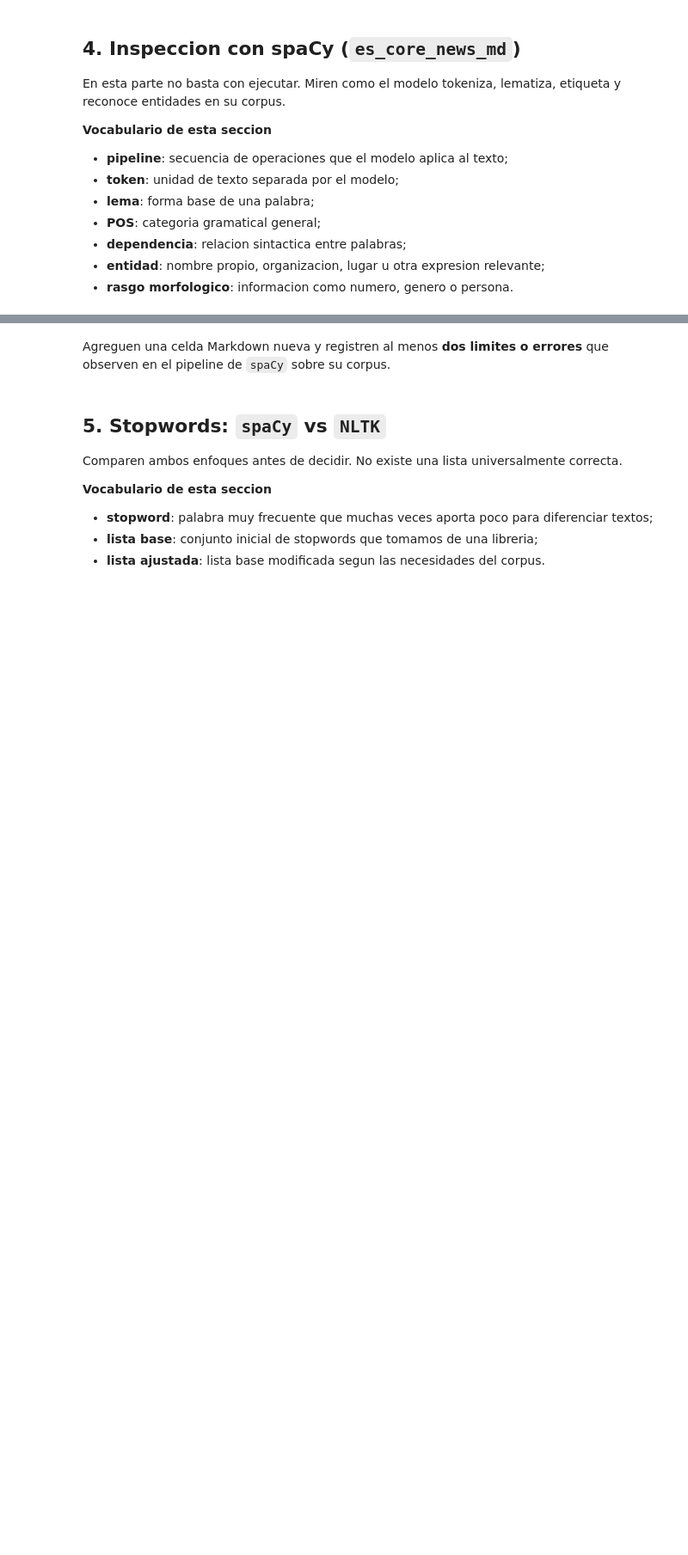
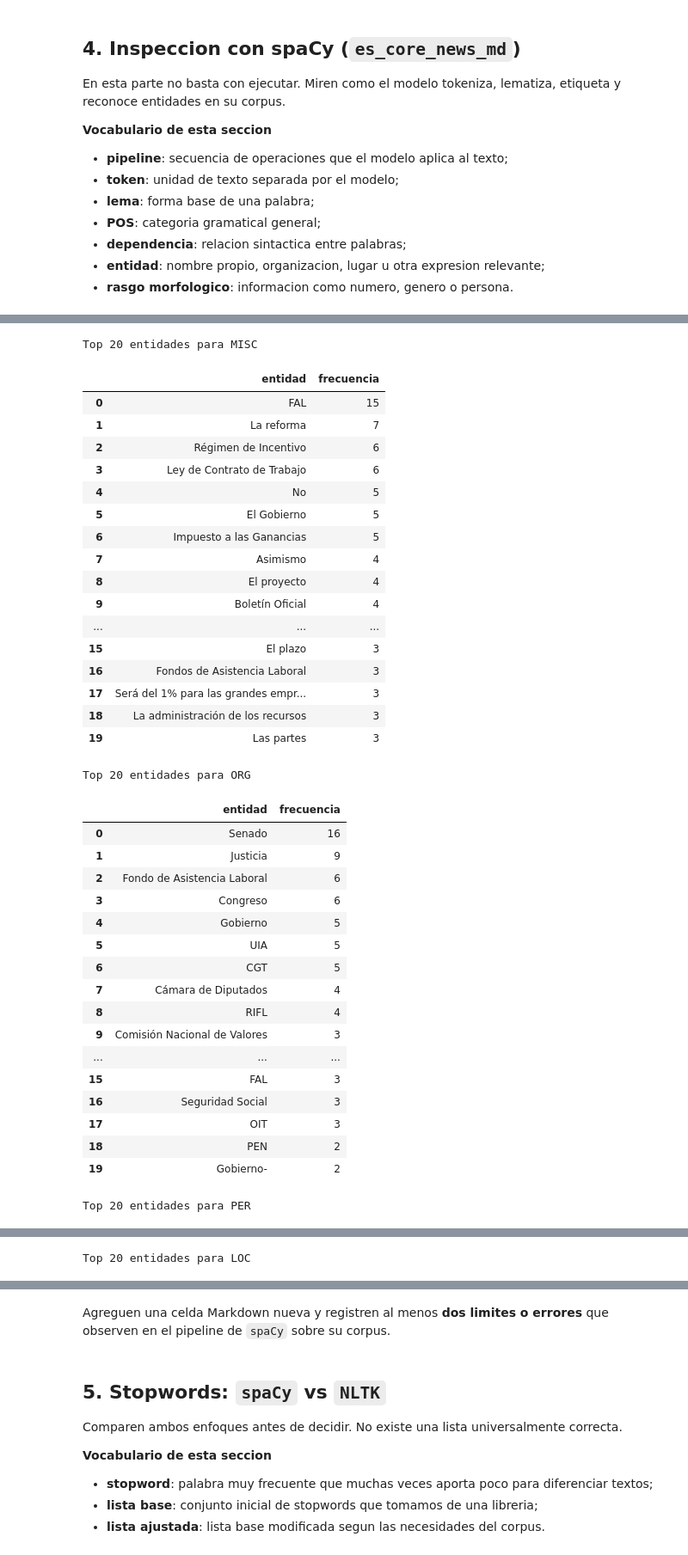
Before and after one commit to Sabri-Nang/sanches-sabrina-pln-1c-2026, a Jupyter notebook: Tpi3_text_mining_recuperatorio/TP3_Recuperatorio_Grupal.ipynb, the cells around one changed output, grey strips where cells are left out. Shown at 86% size. Drawn from its saved outputs; the diff is of its cells as text; code cells hidden in the pictures; blank space fills up the shorter version.

Commit message:
Agrego stopwords y entidades

```diff
--- a/Tpi3_text_mining_recuperatorio/TP3_Recuperatorio_Grupal.ipynb
+++ b/Tpi3_text_mining_recuperatorio/TP3_Recuperatorio_Grupal.ipynb
@@ -468,0 +624,70 @@ display(tabla_ent.head(15))
+# %%
+# Top 20 entidades por tipo (MISC, ORG, PER, LOC)
+
+from collections import Counter
+
+def top_entidades_por_tipo(docs, top_n=20):
+    entidades_por_tipo = {
+        "MISC": [],
+        "ORG": [],
+        "PER": [],
+        "LOC": [],
+    }
+
+    for doc in docs:
+        for ent in doc.ents:
+            if ent.label_ in entidades_por_tipo:
+                entidades_por_tipo[ent.label_].append(ent.text.strip())
+
+    for tipo, lista_entidades in entidades_por_tipo.items():
+        print(f"\nTop {top_n} entidades para {tipo}")
+
+        contador = Counter(lista_entidades)
+        tabla = pd.DataFrame(
+            contador.most_common(top_n),
+            columns=["entidad", "frecuencia"]
+        )
+
+        display(tabla)
+
+
+# Ejecutar
+top_entidades_por_tipo(docs_base, top_n=20)
+# %% [output]
+Top 20 entidades para MISC
+|  | entidad | frecuencia |
+| 0 | FAL | 15 |
+| 1 | La reforma | 7 |
+| 2 | Régimen de Incentivo | 6 |
+| 3 | Ley de Contrato de Trabajo | 6 |
+| 4 | No | 5 |
+| 5 | El Gobierno | 5 |
+| 6 | Impuesto a las Ganancias | 5 |
+| 7 | Asimismo | 4 |
+| 8 | El proyecto | 4 |
+| 9 | Boletín Oficial | 4 |
+| ... | ... | ... |
+| 15 | El plazo | 3 |
+| 16 | Fondos de Asistencia Laboral | 3 |
+| 17 | Será del 1% para las grandes empr... | 3 |
+| 18 | La administración de los recursos | 3 |
+| 19 | Las partes | 3 |
+Top 20 entidades para ORG
+|  | entidad | frecuencia |
+| 0 | Senado | 16 |
+| 1 | Justicia | 9 |
+| 2 | Fondo de Asistencia Laboral | 6 |
+| 3 | Congreso | 6 |
+| 4 | Gobierno | 5 |
+| 5 | UIA | 5 |
+| 6 | CGT | 5 |
+| 7 | Cámara de Diputados | 4 |
+| 8 | RIFL | 4 |
+| 9 | Comisión Nacional de Valores | 3 |
+| ... | ... | ... |
+| 15 | FAL | 3 |
+| 16 | Seguridad Social | 3 |
+| 17 | OIT | 3 |
+| 18 | PEN | 2 |
+| 19 | Gobierno- | 2 |
+Top 20 entidades para PER
@@ -468,0 +711 @@ display(tabla_ent.head(15))
+Top 20 entidades para LOC
```
Also changed, not shown: parts of 45 cells of this notebook.
